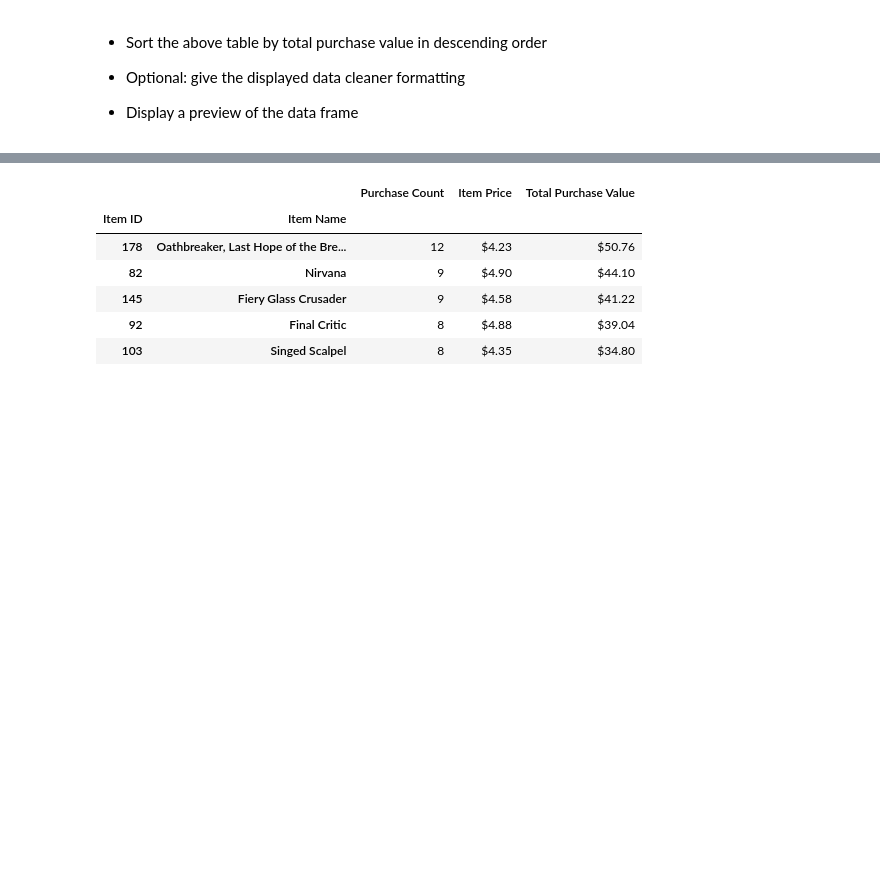
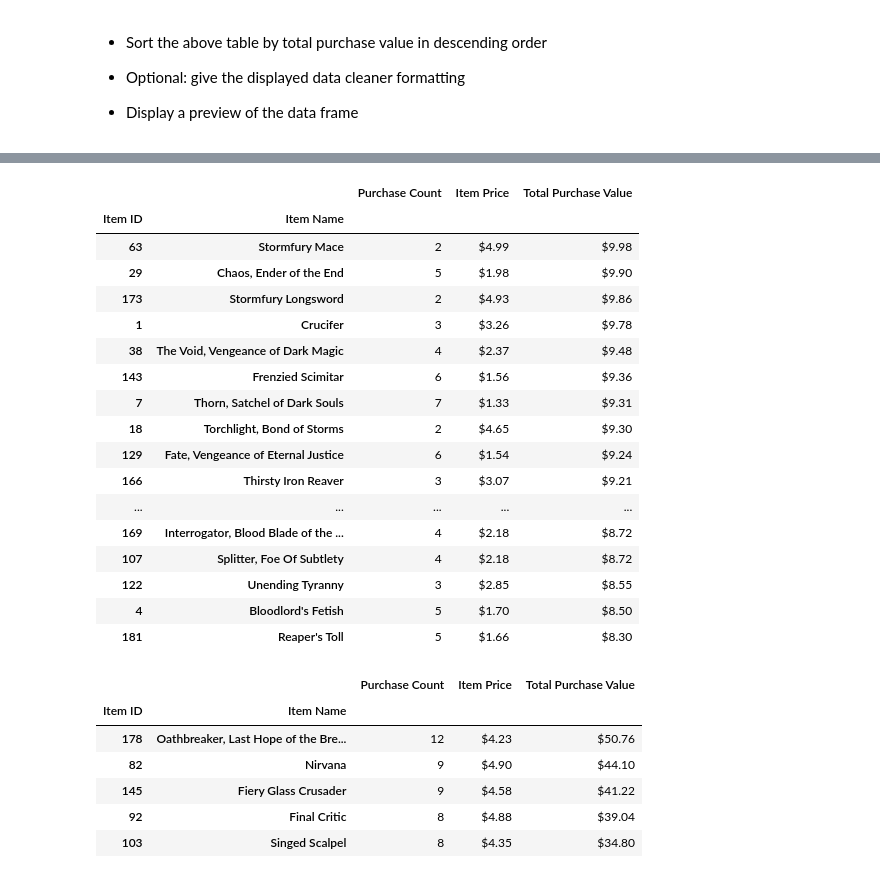
Before and after one commit to LinaSachuk/DU_HomeWork, a Jupyter notebook: pandas-challenge/HeroesOfPymoli/HeroesOfPymoli_starter.ipynb, the cells around one changed output, grey strips where cells are left out. Saved outputs shown, nothing was run; the diff lists cells and outputs as text; code cells hidden in the pictures; blank space fills up the shorter version.

```diff
--- a/pandas-challenge/HeroesOfPymoli/HeroesOfPymoli_starter.ipynb
+++ b/pandas-challenge/HeroesOfPymoli/HeroesOfPymoli_starter.ipynb
@@ -641,0 +662,4 @@ Top_Spenders
+# %%
+df_groupby = df.groupby(["Item ID", "Item Name"])
+purchase_count = df_groupby['Item ID'].count()
+purchase_count.head()
@@ -641,0 +674,3 @@ Top_Spenders
+# %%
+item_price = df_groupby['Price'].mean()
+item_price.head()
@@ -641,0 +685,3 @@ Top_Spenders
+# %%
+total_purchase_value = df_groupby['Price'].sum()
+total_purchase_value.head()
@@ -658,3 +738,9 @@ Top_Spenders
 
 
 * Display a preview of the data frame
+# %%
+Most_Popular_Items = pd.DataFrame({"Purchase Count" : purchase_count,
+                                  "Item Price": item_price,
+                                  "Total Purchase Value":total_purchase_value })
+Most_Popular_Items = Most_Popular_Items.sort_values("Total Purchase Value", ascending = False)
+Most_Popular_Items.head()
@@ -661,3 +755,25 @@ Top_Spenders
+# %%
+Most_Popular_Items = Most_Popular_Items.sort_values("Total Purchase Value", ascending = False)
+Most_Popular_Items.head(20)
+# %% [output]
+|  |  | Purchase Count | Item Price | Total Purchase Value |
+| Item ID | Item Name |  |  |  |
+| 63 | Stormfury Mace | 2 | $4.99 | $9.98 |
+| 29 | Chaos, Ender of the End | 5 | $1.98 | $9.90 |
+| 173 | Stormfury Longsword | 2 | $4.93 | $9.86 |
+| 1 | Crucifer | 3 | $3.26 | $9.78 |
+| 38 | The Void, Vengeance of Dark Magic | 4 | $2.37 | $9.48 |
+| 143 | Frenzied Scimitar | 6 | $1.56 | $9.36 |
+| 7 | Thorn, Satchel of Dark Souls | 7 | $1.33 | $9.31 |
+| 18 | Torchlight, Bond of Storms | 2 | $4.65 | $9.30 |
+| 129 | Fate, Vengeance of Eternal Justice | 6 | $1.54 | $9.24 |
+| 166 | Thirsty Iron Reaver | 3 | $3.07 | $9.21 |
+| ... | ... | ... | ... | ... |
+| 169 | Interrogator, Blood Blade of the ... | 4 | $2.18 | $8.72 |
+| 107 | Splitter, Foe Of Subtlety | 4 | $2.18 | $8.72 |
+| 122 | Unending Tyranny | 3 | $2.85 | $8.55 |
+| 4 | Bloodlord's Fetish | 5 | $1.70 | $8.50 |
+| 181 | Reaper's Toll | 5 | $1.66 | $8.30 |
 # %%
 # %% [output]
 |  |  | Purchase Count | Item Price | Total Purchase Value |
```
Also changed, not shown: parts of 8 cells of this notebook.
